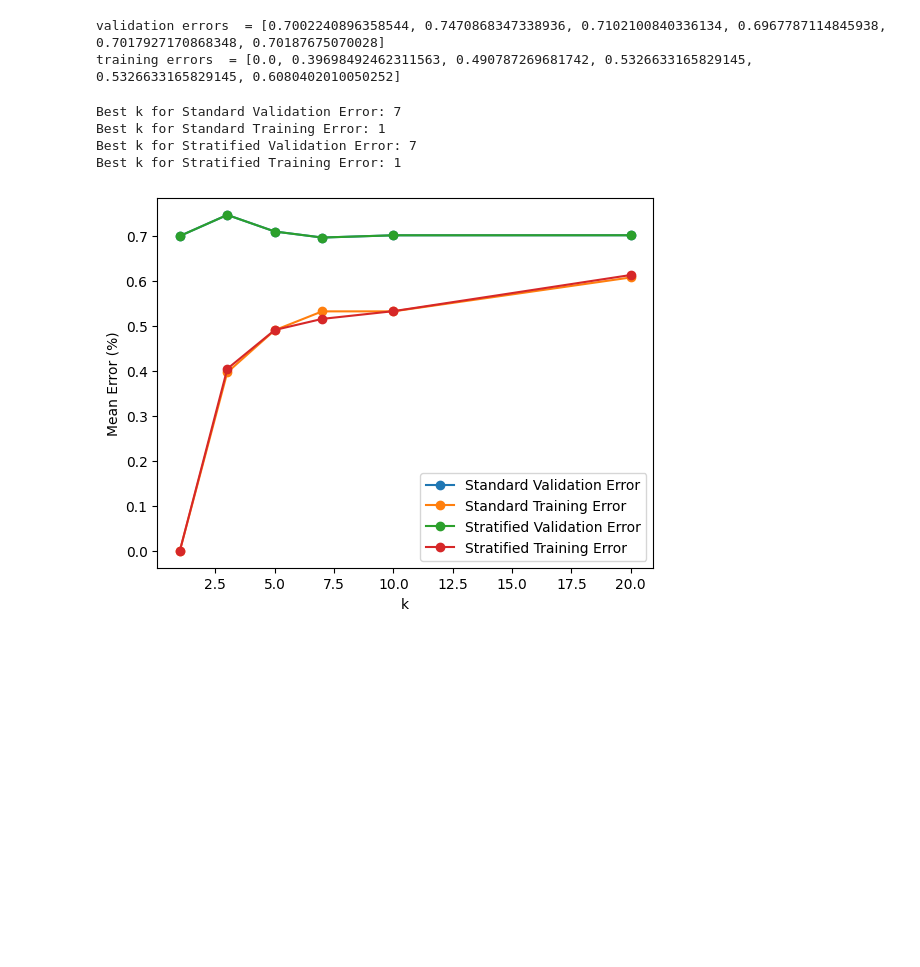
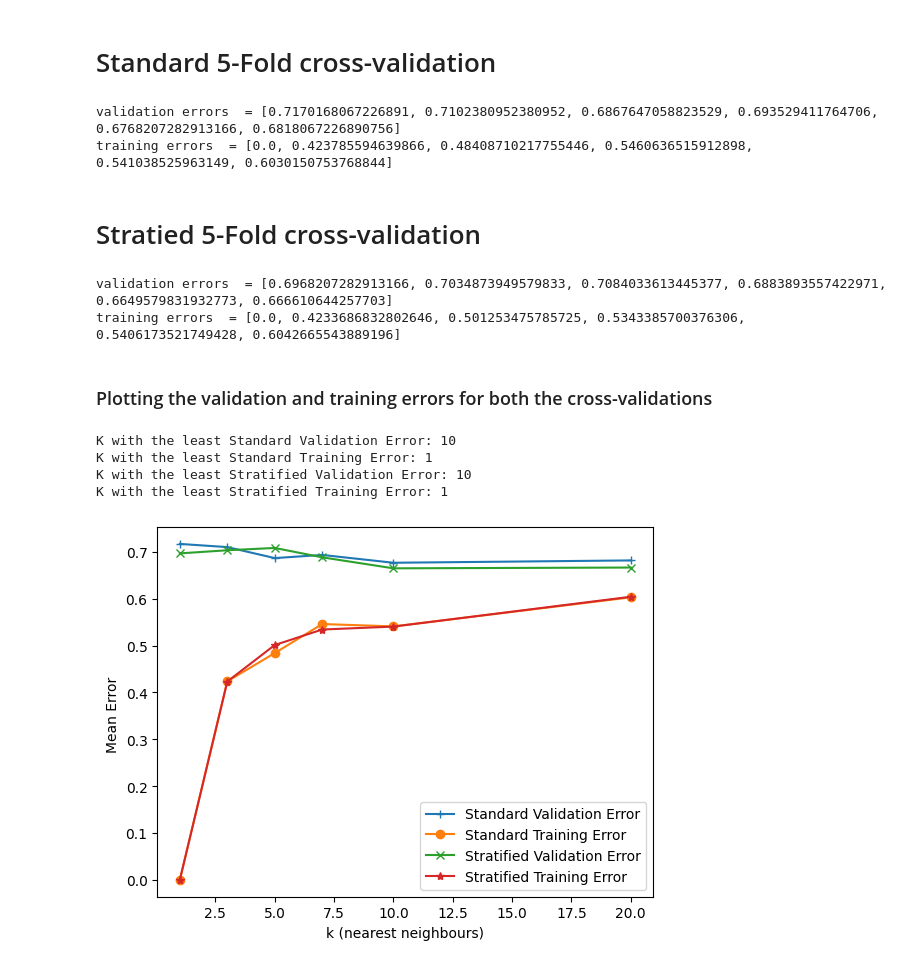
Before and after one commit to yagnaVNK/Data-Mining-1, a Jupyter notebook: Assignment2/Assignment_2.ipynb, the cells around one changed output. Drawn from its saved outputs; the diff is of its cells as text; code cells hidden in the pictures; blank space fills up the shorter version.

```diff
--- a/Assignment2/Assignment_2.ipynb
+++ b/Assignment2/Assignment_2.ipynb
@@ -59,6 +59,8 @@ X_train = np.array(X_train)
 X_test = np.array(X_test)
 Y_train = np.array(Y_train)
 Y_test = np.array(Y_test)
+# %% [markdown]
+<h1>Standard 5-Fold cross-validation
 # %%
 from sklearn.model_selection import cross_val_score,StratifiedKFold
 from sklearn.neighbors import KNeighborsClassifier
@@ -74,14 +76,16 @@ num_folds = 5
 
 for k in k_values:
     # creating a k-NN classifier with the current k value
-    knn = KNeighborsClassifier(n_neighbors=k)
+    knn_standard = KNeighborsClassifier(n_neighbors=k)
 
     # performing standard 5-fold cross-validation
-    scores = cross_val_score(knn, X_train, Y_train, cv=num_folds)
+    scores = cross_val_score(knn_standard, X_train, Y_train, cv=num_folds) # contains 5 different scores for a 5 fold validation
 
-    standard_validation_errors_k = 1- scores
-    knn.fit(X_train, Y_train)
-    Y_pred_train = knn.predict(X_train)
+    standard_validation_errors_k = 1- scores # gets the validation errors for that k values
+
+    # get the training errors
+    knn_standard.fit(X_train, Y_train)
+    Y_pred_train = knn_standard.predict(X_train)
     training_error_k = 1 - (Y_pred_train == Y_train).mean()
 
     # Append errors to the respective lists
@@ -91,29 +95,34 @@ for k in k_values:
 print(f'validation errors  = {standard_validation_errors}')
 print(f'training errors  = {standard_training_errors}')
 # %% [output]
-validation errors  = [0.7002240896358544, 0.7470868347338936, 0.7102100840336134, 0.6967787114845938, 0.7017927170868348, 0.70187675070028]
-training errors  = [0.0, 0.39698492462311563, 0.490787269681742, 0.5326633165829145, 0.5326633165829145, 0.6080402010050252]
+validation errors  = [0.7170168067226891, 0.7102380952380952, 0.6867647058823529, 0.693529411764706, 0.6768207282913166, 0.6818067226890756]
+training errors  = [0.0, 0.423785594639866, 0.48408710217755446, 0.5460636515912898, 0.541038525963149, 0.6030150753768844]
+# %% [markdown]
+<h1>Stratied 5-Fold cross-validation
 # %%
-
+import math
 # Lists of validation and training errors for stratified 5-fold cross-validation
 stratified_validation_errors = []
 stratified_training_errors = []
 best_k_values = []
 
-kf = StratifiedKFold(n_splits=num_folds)
+# reffered from https://scikit-learn.org/stable/modules/generated/sklearn.model_selection.StratifiedKFold.html#sklearn.model_selection.StratifiedKFold.split
+
+kf = StratifiedKFold(n_splits=num_folds,shuffle=True,random_state=57)
 
 for k in k_values:
     validation_errors = []
     training_errors = []
+    # loop to split the train dataset into stratified 5 fold validation sets
     for train_index, val_index in kf.split(X_train, Y_train):
         X_train_fold, X_val_fold = X_train[train_index], X_train[val_index]
         Y_train_fold, y_val_fold = Y_train[train_index], Y_train[val_index]
 
-        knn = KNeighborsClassifier(n_neighbors=k)
-        knn.fit(X_train_fold, Y_train_fold)
+        knn_stratified = KNeighborsClassifier(n_neighbors=k)
+        knn_stratified.fit(X_train_fold, Y_train_fold)
 
-        validation_error = 1 - knn.score(X_val_fold, y_val_fold)
-        training_error = 1 - knn.score(X_train_fold, Y_train_fold)
+        validation_error = 1 - knn_stratified.score(X_val_fold, y_val_fold)
+        training_error = 1 - knn_stratified.score(X_train_fold, Y_train_fold)
 
         validation_errors.append(validation_error)
         training_errors.append(training_error)
@@ -126,41 +135,49 @@ for k in k_values:
 
     best_k = k_values[np.argmin(stratified_validation_errors)]
     best_k_values.append(best_k)
+
+print(f'validation errors  = {stratified_validation_errors}')
+print(f'training errors  = {stratified_training_errors}')
+# %% [output]
+validation errors  = [0.6968207282913166, 0.7034873949579833, 0.7084033613445377, 0.6883893557422971, 0.6649579831932773, 0.666610644257703]
+training errors  = [0.0, 0.4233686832802646, 0.501253475785725, 0.5343385700376306, 0.5406173521749428, 0.6042665543889196]
+# %% [markdown]
+<h3> Plotting the validation and training errors for both the cross-validations
 # %%
 import matplotlib.pyplot as plt
 
 
 
 # Plot the validation and training error curves for standard 5-fold cross-validation
-plt.plot(k_values, standard_validation_errors, label='Standard Validation Error', marker='o')
+plt.plot(k_values, standard_validation_errors, label='Standard Validation Error', marker='+')
 plt.plot(k_values, standard_training_errors, label='Standard Training Error', marker='o')
 
 # Plot the validation and training error curves for stratified 5-fold cross-validation
-plt.plot(k_values, stratified_validation_errors, label='Stratified Validation Error', marker='o')
-plt.plot(k_values, stratified_training_errors, label='Stratified Training Error', marker='o')
+plt.plot(k_values, stratified_validation_errors, label='Stratified Validation Error', marker='x')
+plt.plot(k_values, stratified_training_errors, label='Stratified Training Error', marker='*')
 
 # Label the axes and add a legend
-plt.xlabel('k')
-plt.ylabel('Mean Error (%)')
+plt.xlabel('k (nearest neighbours)')
+plt.ylabel('Mean Error ')
 plt.legend()
 
 # Find the best k for each curve
 best_k_standard_validation = k_values[standard_validation_errors.index(min(standard_validation_errors))]
 best_k_standard_training = k_values[standard_training_errors.index(min(standard_training_errors))]
 best_k_stratified_validation = k_values[stratified_validation_errors.index(min(stratified_validation_errors))]
 best_k_stratified_training = k_values[stratified_training_errors.index(min(stratified_training_errors))]
 
 # Print the best k values for each curve
-print(f'Best k for Standard Validation Error: {best_k_standard_validation}')
-print(f'Best k for Standard Training Error: {best_k_standard_training}')
-print(f'Best k for Stratified Validation Error: {best_k_stratified_validation}')
-print(f'Best k for Stratified Training Error: {best_k_stratified_training}')
+print(f'K with the least Standard Validation Error: {best_k_standard_validation}')
+print(f'K with the least Standard Training Error: {best_k_standard_training}')
+print(f'K with the least Stratified Validation Error: {best_k_stratified_validation}')
+print(f'K with the least Stratified Training Error: {best_k_stratified_training}')
 
 # Show the plot
 plt.show()
 # %% [output]
-Best k for Standard Validation Error: 7
-Best k for Standard Training Error: 1
-Best k for Stratified Validation Error: 7
-Best k for Stratified Training Error: 1
+K with the least Standard Validation Error: 10
+K with the least Standard Training Error: 1
+K with the least Stratified Validation Error: 10
+K with the least Stratified Training Error: 1
-[figure, old version]
+[figure, new version]
```
Also changed, not shown: parts of 6 cells of this notebook, 2 other files.
